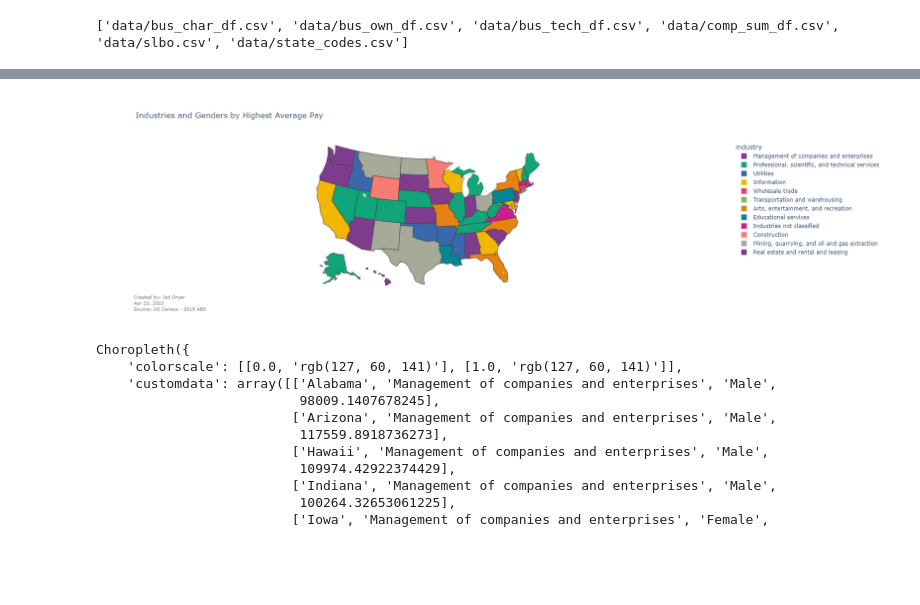
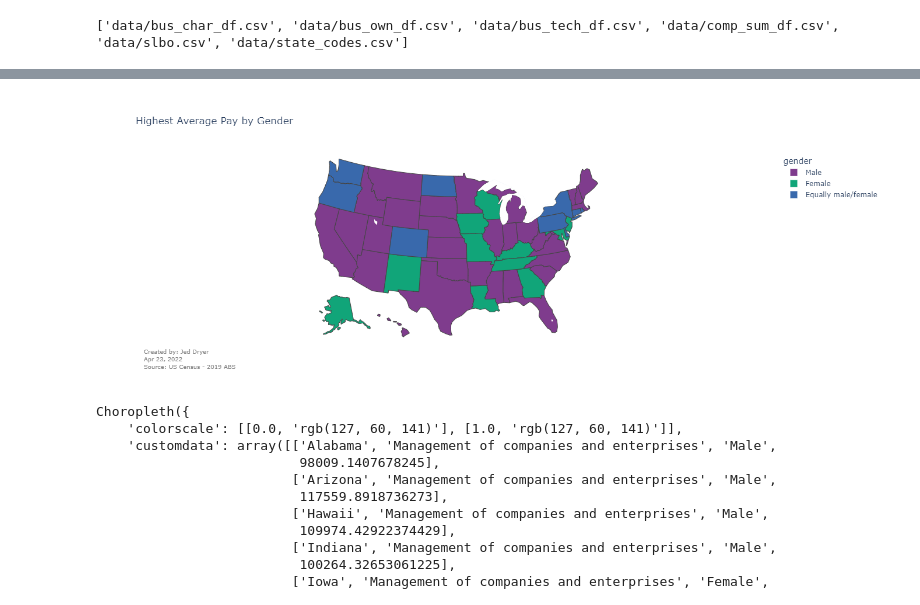
Before and after one commit to jedc4xer/abs_group_assessment, a Jupyter notebook: jeds_visualizations.ipynb, the cells around one changed output, grey strips where cells are left out. Drawn from its saved outputs; the diff is of its cells as text; code cells hidden in the pictures; blank space fills up the shorter version.

```diff
--- a/jeds_visualizations.ipynb
+++ b/jeds_visualizations.ipynb
@@ -74,2 +24,0 @@ grouped = pd.merge(grouped,state_codes, left_on = 'name', right_on = 'State', ho
-# %%
-grouped = grouped[['name','industry','avg_pay','Postal Abbr.']]
@@ -80,35 +41,70 @@ set()
+# %%
+def clean_for_map(df, target = 'industry'):
+    if target not in ['gender','race_group_label','industry']:
+        possible = ", ".join(['gender','race_group_label','industry'])
+        print(f'You must choose one of: {possible}')
+        return
+    label = {'gender': 'Gender','race_group_label': 'Race','industry':'Industry'}[target]
+
+    subset = df[(df.payann != 0) & (df.gender != 'Total') & (df.race_group_label != 'Total') & (df.industry_code != '00')]
+    subset = subset[['name','geo_id',target,'payann','firmpdemp','emp']]
+    subset['payann'] = subset['payann'] * 1000
+    subset['avg_pay'] = subset.apply(lambda row: row.payann/row.emp, axis = 1)
+
+    subset_agg = subset.groupby(
+        by = ['name']
+            )[['avg_pay']].agg(max_pay = ('avg_pay','max'))
+
+    subset_agg.reset_index(inplace = True)
+
+    grouped = pd.merge(subset, subset_agg, left_on = 'name', right_on = 'name', how = 'left')
+
+    grouped = grouped[(grouped.avg_pay == grouped.max_pay)].reset_index(drop = True)
+    grouped = grouped.sort_values(by = 'name').reset_index(drop = True)
+    grouped = grouped.drop_duplicates().reset_index(drop = True)
+
+    grouped = pd.merge(grouped,state_codes, left_on = 'name', right_on = 'State', how = 'left')
+
+    grouped = grouped[['name',target,'avg_pay','Postal Abbr.']]
+
+    diffs = set(subset_agg.name.tolist()) - set(grouped.name.tolist())
+    if len(diffs) > 0:
+        print('There are some states missing.')
+    return grouped, target, label
+grouped, target, label = clean_for_map(comp_sum_df, 'gender')
 # %%
 today = dt.datetime.strftime(dt.datetime.today().date(), '%b %d, %Y')
 
 mapfig = px.choropleth(grouped,
-                       title = 'Industries and Genders by Highest Average Pay',
+                       title = f'Highest Average Pay by {label}',
                        locations = 'Postal Abbr.',
                        locationmode = "USA-states",
                        scope = 'usa',
-                       color = 'industry',
-                       hover_data = ['name','industry','avg_pay'],
+                       color = target,
+                       hover_data = ['name',target,'avg_pay'],
                        color_discrete_sequence = px.colors.qualitative.Bold,
                       height = 500,
-                      width = 1000)
+                      width = 1200)
 
 mapfig.add_annotation(
     text = (f"Created by: Jed Dryer<br>{today}<br>Source: US Census - 2019 ABS")
     , showarrow=False
     , x = 0
     , y = -0.15
     , xref='paper'
     , yref='paper'
     , xanchor='left'
     , yanchor='bottom'
     , xshift=-1
     , yshift=-5
     , font=dict(size=10, color="grey")
     , align="left"
     ,)
 
+mapfig.write_html('test.html')
 mapfig.show()
 # %% [output]
-[figure, old version]
+[figure, new version]
 # %%
 for item in mapfig.data:
     print(item,"\n")
```
Also changed, not shown: parts of 7 cells of this notebook.
